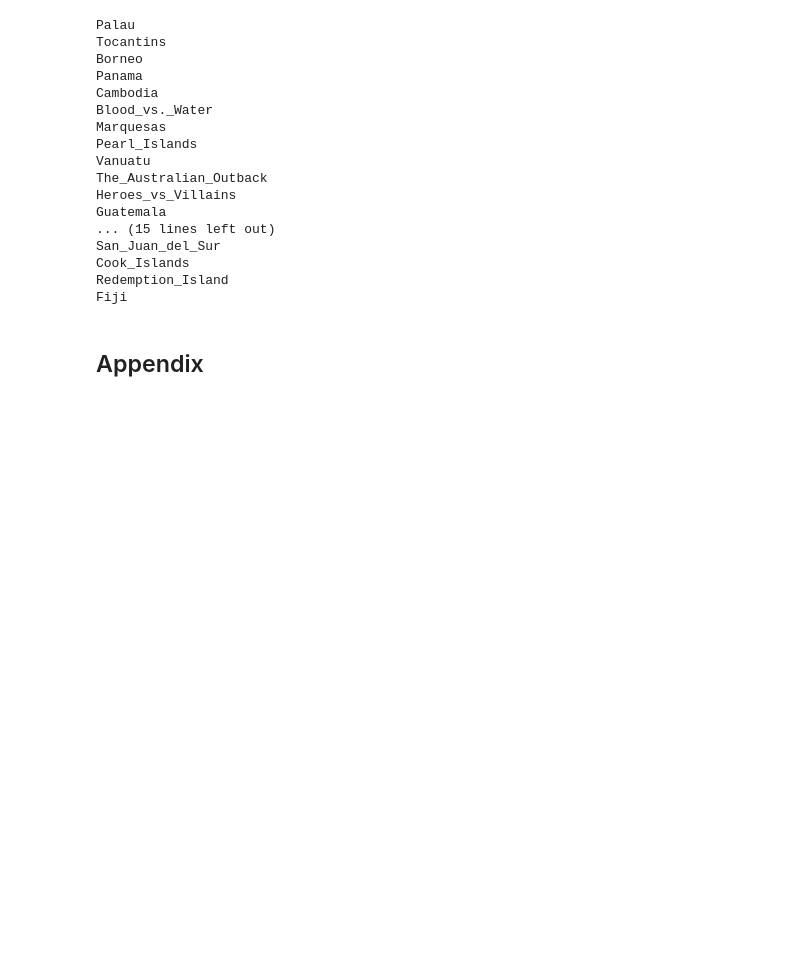
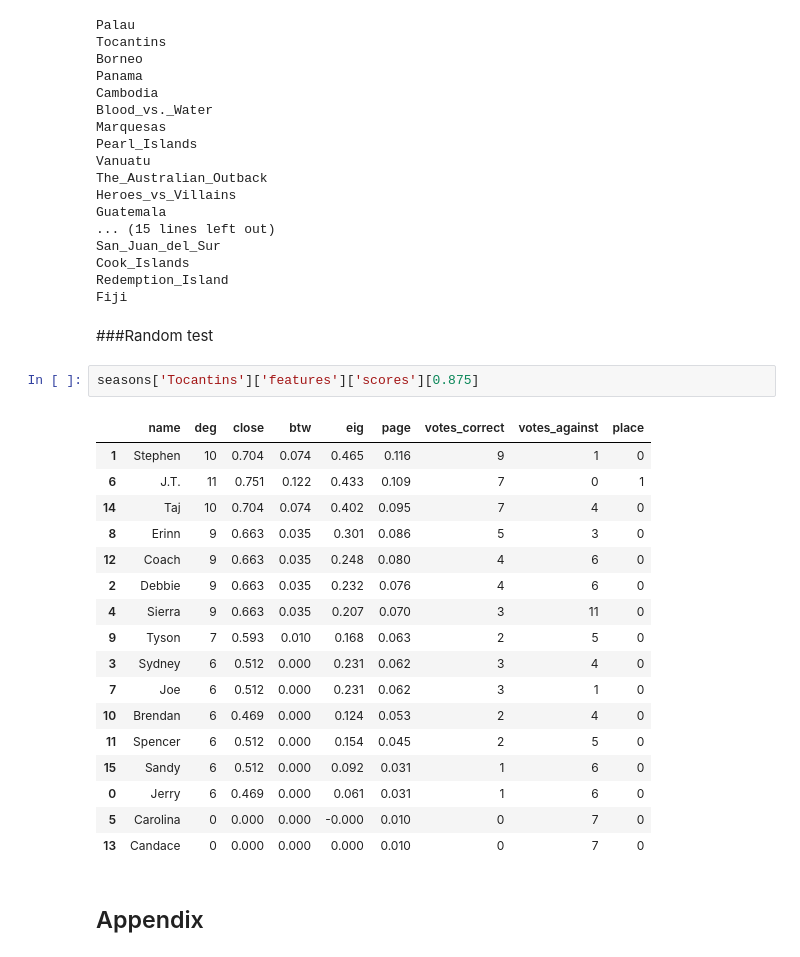
Before and after one commit to bchugit/Survivor-Project, a Jupyter notebook: episode_scores.ipynb, the cells around one changed output. Drawn from its saved outputs; the diff is of its cells as text; blank space fills up the shorter version.

Commit message:
added extra vote score parameters

```diff
--- a/episode_scores.ipynb
+++ b/episode_scores.ipynb
@@ -163,6 +209,28 @@ San_Juan_del_Sur
 Cook_Islands
 Redemption_Island
 Fiji
+# %% [markdown]
+###Random test
+# %%
+seasons['Tocantins']['features']['scores'][0.875]
+# %% [output]
+|  | name | deg | close | btw | eig | page | votes_correct | votes_against | place |
+| 1 | Stephen | 10 | 0.704 | 0.074 | 0.465 | 0.116 | 9 | 1 | 0 |
+| 6 | J.T. | 11 | 0.751 | 0.122 | 0.433 | 0.109 | 7 | 0 | 1 |
+| 14 | Taj | 10 | 0.704 | 0.074 | 0.402 | 0.095 | 7 | 4 | 0 |
+| 8 | Erinn | 9 | 0.663 | 0.035 | 0.301 | 0.086 | 5 | 3 | 0 |
+| 12 | Coach | 9 | 0.663 | 0.035 | 0.248 | 0.080 | 4 | 6 | 0 |
+| 2 | Debbie | 9 | 0.663 | 0.035 | 0.232 | 0.076 | 4 | 6 | 0 |
+| 4 | Sierra | 9 | 0.663 | 0.035 | 0.207 | 0.070 | 3 | 11 | 0 |
+| 9 | Tyson | 7 | 0.593 | 0.010 | 0.168 | 0.063 | 2 | 5 | 0 |
+| 3 | Sydney | 6 | 0.512 | 0.000 | 0.231 | 0.062 | 3 | 4 | 0 |
+| 7 | Joe | 6 | 0.512 | 0.000 | 0.231 | 0.062 | 3 | 1 | 0 |
+| 10 | Brendan | 6 | 0.469 | 0.000 | 0.124 | 0.053 | 2 | 4 | 0 |
+| 11 | Spencer | 6 | 0.512 | 0.000 | 0.154 | 0.045 | 2 | 5 | 0 |
+| 15 | Sandy | 6 | 0.512 | 0.000 | 0.092 | 0.031 | 1 | 6 | 0 |
+| 0 | Jerry | 6 | 0.469 | 0.000 | 0.061 | 0.031 | 1 | 6 | 0 |
+| 5 | Carolina | 0 | 0.000 | 0.000 | -0.000 | 0.010 | 0 | 7 | 0 |
+| 13 | Candace | 0 | 0.000 | 0.000 | 0.000 | 0.010 | 0 | 7 | 0 |
 # %% [markdown]
 ## Appendix
 # %%
```
Also changed, not shown: parts of 5 cells of this notebook.
